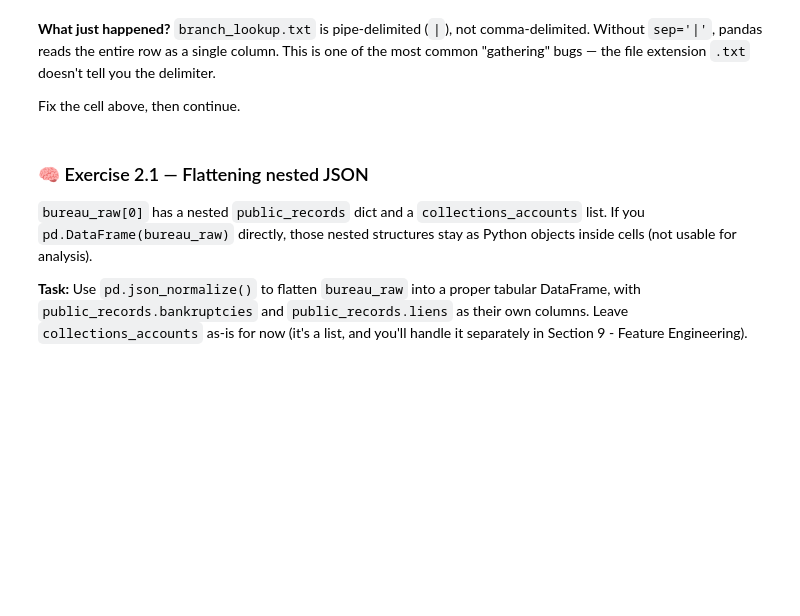
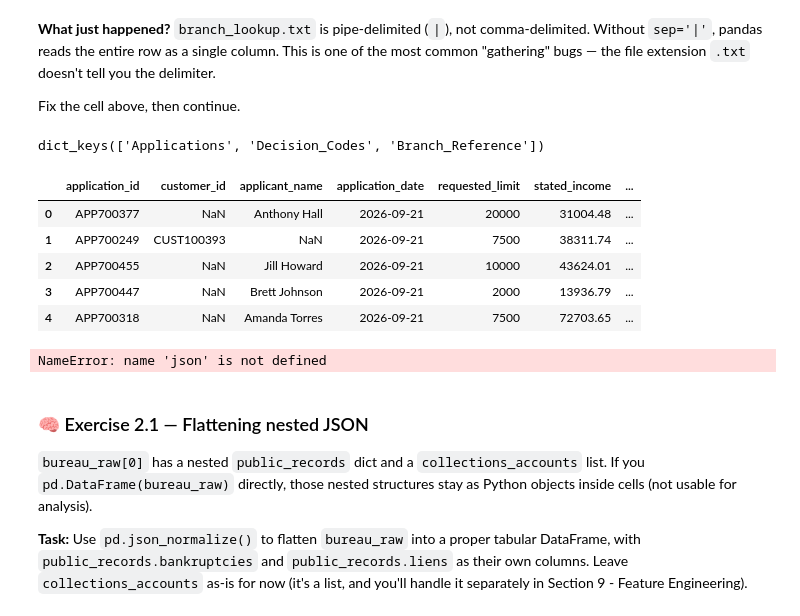
Before and after one commit to pantnagar/python-notebooks, a Jupyter notebook: 5. Cleaning/MNB_Credit_Risk_Analysis_Notebook.ipynb, the cells around one changed output. Saved outputs shown, nothing was run; the diff lists cells and outputs as text; code cells hidden in the pictures; blank space fills up the shorter version.

```diff
--- a/5. Cleaning/MNB_Credit_Risk_Analysis_Notebook.ipynb
+++ b/5. Cleaning/MNB_Credit_Risk_Analysis_Notebook.ipynb
@@ -103,19 +122,29 @@ Fix the cell above, then continue.
 # %%
 # 2.3 — Excel: multiple sheets
 # TODO: read_excel() with sheet_name=None returns a dict of {sheet_name: DataFrame}. Try it.
-apps_sheets = pd.read_excel(DATA_DIR + 'applications.xlsx', sheet_name=None)
+apps_sheets = pd.read_excel('applications.xlsx', sheet_name=None)
 print(apps_sheets.keys())
 applications = apps_sheets['Applications']
 decision_codes = apps_sheets['Decision_Codes']
 branch_reference = apps_sheets['Branch_Reference']
 applications.head()
+# %% [output]
+dict_keys(['Applications', 'Decision_Codes', 'Branch_Reference'])
+|  | application_id | customer_id | applicant_name | application_date | requested_limit | stated_income | ... |
+| 0 | APP700377 | NaN | Anthony Hall | 2026-09-21 | 20000 | 31004.48 | ... |
+| 1 | APP700249 | CUST100393 | NaN | 2026-09-21 | 7500 | 38311.74 | ... |
+| 2 | APP700455 | NaN | Jill Howard | 2026-09-21 | 10000 | 43624.01 | ... |
+| 3 | APP700447 | NaN | Brett Johnson | 2026-09-21 | 2000 | 13936.79 | ... |
+| 4 | APP700318 | NaN | Amanda Torres | 2026-09-21 | 7500 | 72703.65 | ... |
 # %%
 # 2.4 — JSON: nested structure
-with open(DATA_DIR + 'bureau_data.json') as f:
+with open('bureau_data.json') as f:
     bureau_raw = json.load(f)
 
 print(type(bureau_raw), len(bureau_raw))
 print(bureau_raw[0])  # inspect one record — note the nested dict and list inside
+# %% [output]
+NameError: name 'json' is not defined
 # %% [markdown]
 ### 🧠 Exercise 2.1 — Flattening nested JSON
 
```
Also changed, not shown: parts of 3 cells of this notebook, 15 other files.
